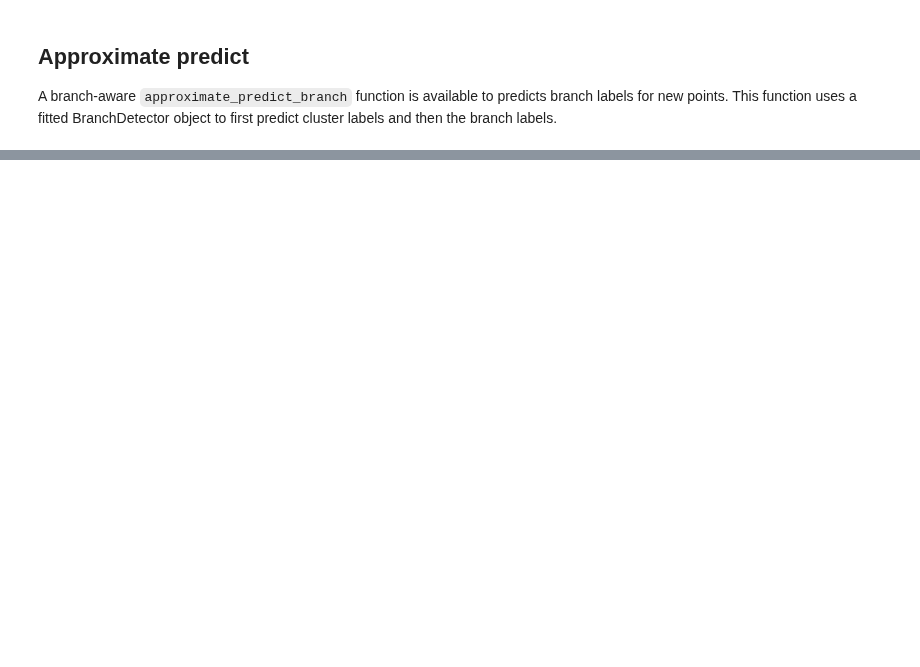
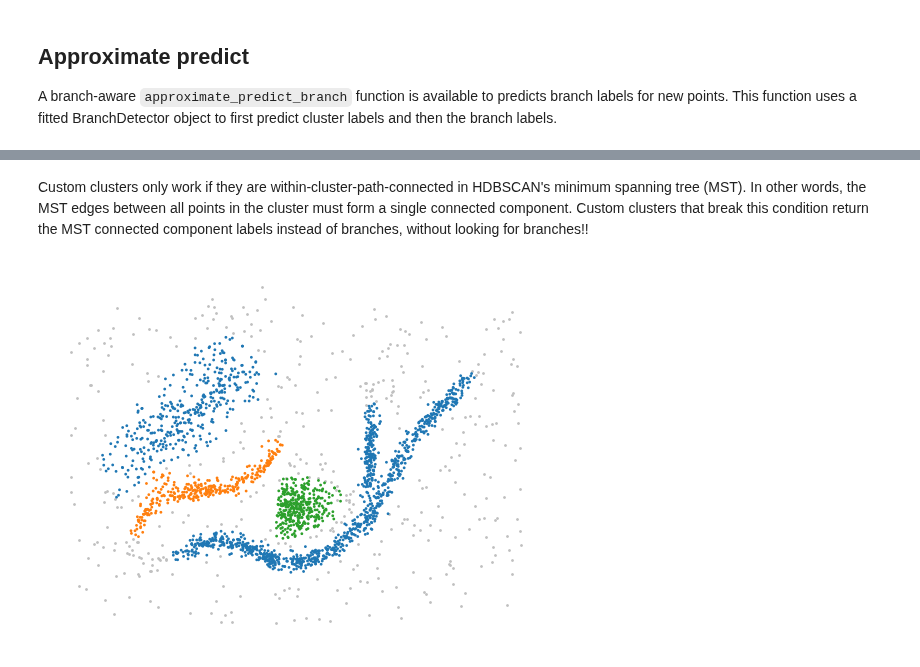
Before and after one commit to scikit-learn-contrib/hdbscan, a Jupyter notebook: notebooks/How to detect branches.ipynb, the cells around one changed output, grey strips where cells are left out. Cells and saved outputs as stored; diff of their text form; code cells hidden in the pictures; blank space fills up the shorter version.

```diff
--- a/notebooks/How to detect branches.ipynb
+++ b/notebooks/How to detect branches.ipynb
@@ -281,0 +300,14 @@ plt.show()
+# %% [markdown]
+Custom clusters only work if they are within-cluster-path-connected in HDBSCAN's
+minimum spanning tree (MST). In other words, the MST edges between all points in
+the cluster must form a single connected component. Custom clusters that break
+this condition return the MST connected component labels instead of branches,
+without looking for branches!!
+# %%
+# Invalid labels cannot find branches!
+custom_labels = clusterer.labels_.copy()
+custom_labels[clusterer.labels_ == 3] = 0
+branch_detector.fit(clusterer, custom_labels)
+plot(branch_detector.labels_)
+# %% [output]
+[figure, added]
```
Also changed, not shown: parts of 12 cells of this notebook, 12 other files.
